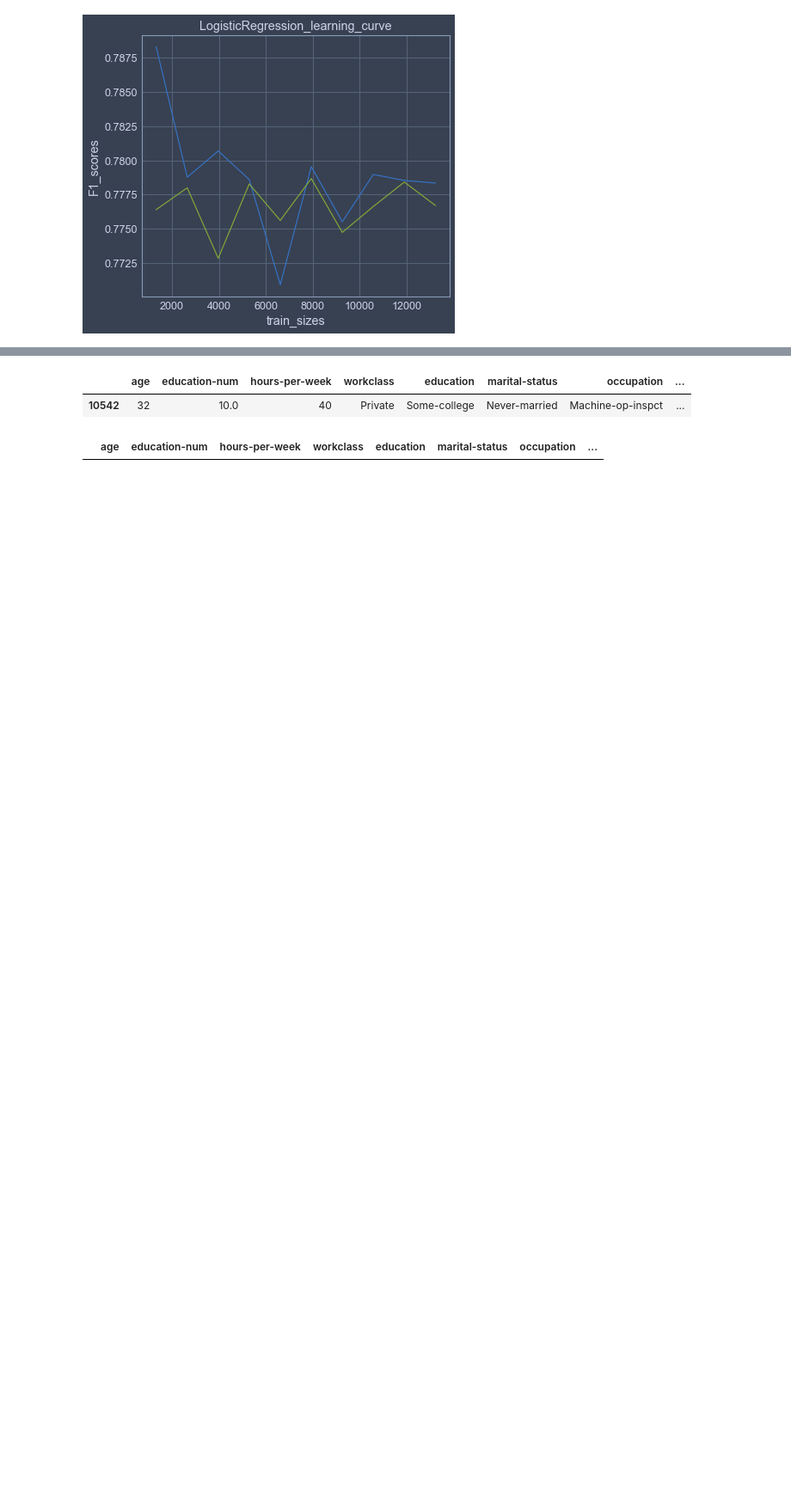
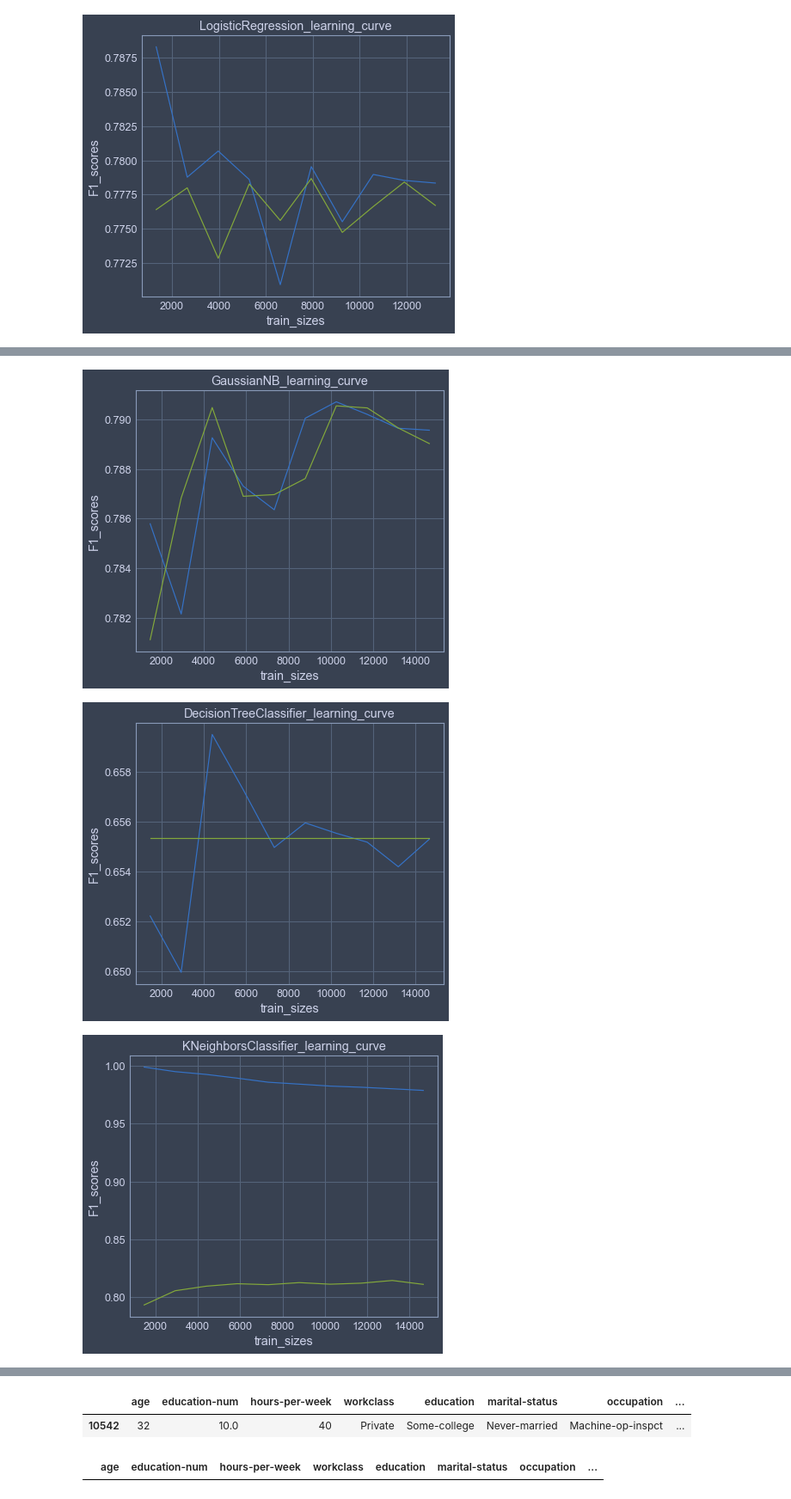
Before and after one commit to Timo9Madrid7/CSE2510MachineLearning, a Jupyter notebook: America Census/GROUP_problem_census.ipynb, the cells around one changed output, grey strips where cells are left out. Shown at 86% size. Drawn from its saved outputs; the diff is of its cells as text; code cells hidden in the pictures; blank space fills up the shorter version.

```diff
--- a/America Census/GROUP_problem_census.ipynb
+++ b/America Census/GROUP_problem_census.ipynb
@@ -730,0 +761,6 @@ best paramters:
+# %%
+validationCurve(X2_std, Y2)
+# %% [output]
+[figure, added]
+[figure, added]
+[figure, added]
```
Also changed, not shown: parts of 26 cells of this notebook, 10 other files.
